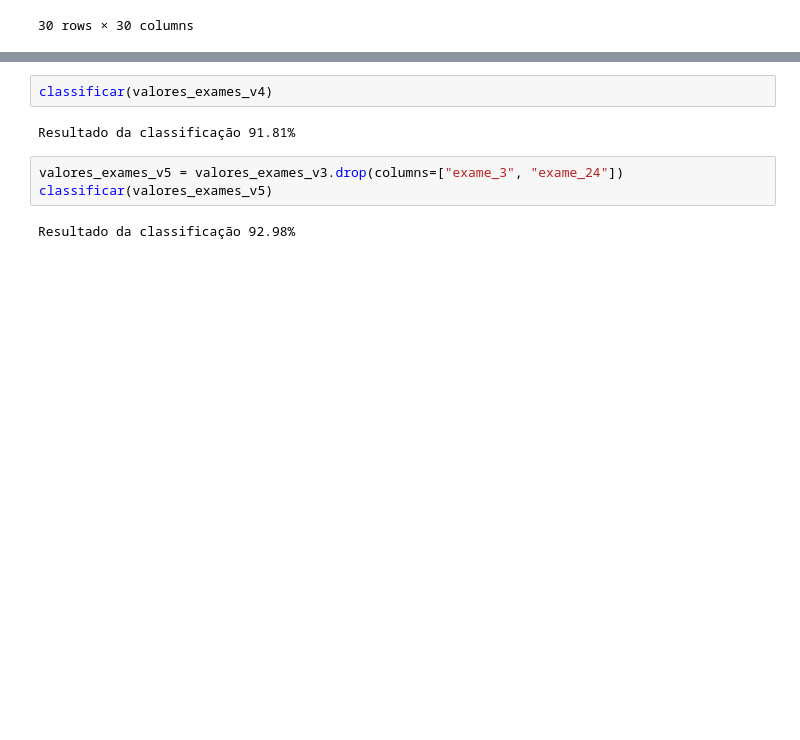
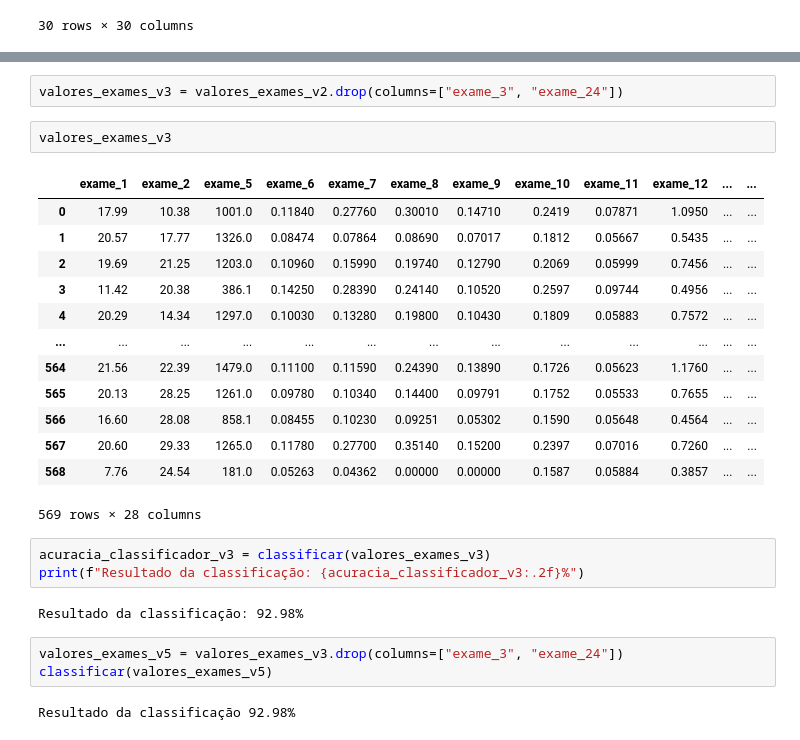
Before and after one commit to ledsouza/machine-learning-alta-dimensionalidade, a Jupyter notebook: Projeto.ipynb, the cells around one changed output, grey strips where cells are left out. Drawn from its saved outputs; the diff is of its cells as text; blank space fills up the shorter version.

Commit message:
Removidos os exames altamente correlacionados

```diff
--- a/Projeto.ipynb
+++ b/Projeto.ipynb
@@ -247,7 +240,26 @@ valores_exames_v4
-# %%
-classificar(valores_exames_v4)
-# %% [output]
-Resultado da classificação 91.81%
+# %%
+valores_exames_v3 = valores_exames_v2.drop(columns=["exame_3", "exame_24"])
+# %%
+valores_exames_v3
+# %% [output]
+|  | exame_1 | exame_2 | exame_5 | exame_6 | exame_7 | exame_8 | exame_9 | exame_10 | exame_11 | exame_12 | ... | ... |
+| 0 | 17.99 | 10.38 | 1001.0 | 0.11840 | 0.27760 | 0.30010 | 0.14710 | 0.2419 | 0.07871 | 1.0950 | ... | ... |
+| 1 | 20.57 | 17.77 | 1326.0 | 0.08474 | 0.07864 | 0.08690 | 0.07017 | 0.1812 | 0.05667 | 0.5435 | ... | ... |
+| 2 | 19.69 | 21.25 | 1203.0 | 0.10960 | 0.15990 | 0.19740 | 0.12790 | 0.2069 | 0.05999 | 0.7456 | ... | ... |
+| 3 | 11.42 | 20.38 | 386.1 | 0.14250 | 0.28390 | 0.24140 | 0.10520 | 0.2597 | 0.09744 | 0.4956 | ... | ... |
+| 4 | 20.29 | 14.34 | 1297.0 | 0.10030 | 0.13280 | 0.19800 | 0.10430 | 0.1809 | 0.05883 | 0.7572 | ... | ... |
+| ... | ... | ... | ... | ... | ... | ... | ... | ... | ... | ... | ... | ... |
+| 564 | 21.56 | 22.39 | 1479.0 | 0.11100 | 0.11590 | 0.24390 | 0.13890 | 0.1726 | 0.05623 | 1.1760 | ... | ... |
+| 565 | 20.13 | 28.25 | 1261.0 | 0.09780 | 0.10340 | 0.14400 | 0.09791 | 0.1752 | 0.05533 | 0.7655 | ... | ... |
+| 566 | 16.60 | 28.08 | 858.1 | 0.08455 | 0.10230 | 0.09251 | 0.05302 | 0.1590 | 0.05648 | 0.4564 | ... | ... |
+| 567 | 20.60 | 29.33 | 1265.0 | 0.11780 | 0.27700 | 0.35140 | 0.15200 | 0.2397 | 0.07016 | 0.7260 | ... | ... |
+| 568 | 7.76 | 24.54 | 181.0 | 0.05263 | 0.04362 | 0.00000 | 0.00000 | 0.1587 | 0.05884 | 0.3857 | ... | ... |
+569 rows × 28 columns
+# %%
+acuracia_classificador_v3 = classificar(valores_exames_v3)
+print(f"Resultado da classificação: {acuracia_classificador_v3:.2f}%")
+# %% [output]
+Resultado da classificação: 92.98%
 # %%
 valores_exames_v5 = valores_exames_v3.drop(columns=["exame_3", "exame_24"])
 classificar(valores_exames_v5)
```
Also changed, not shown: parts of 7 cells of this notebook.
